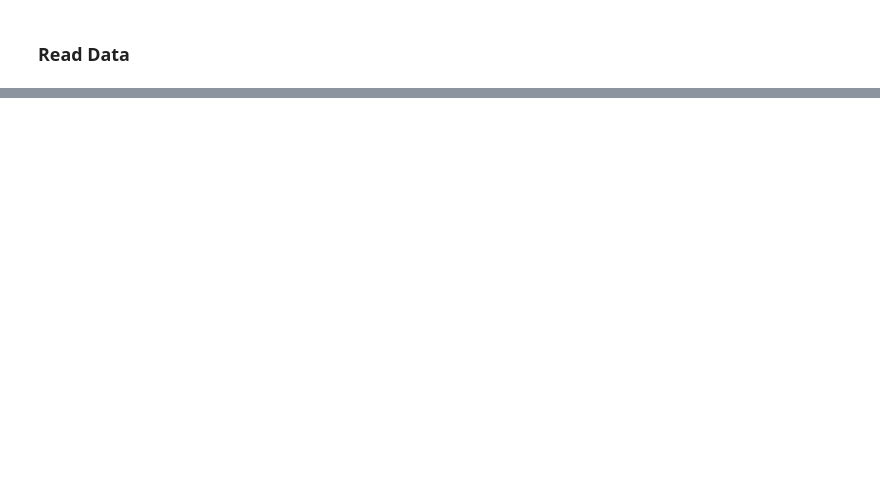
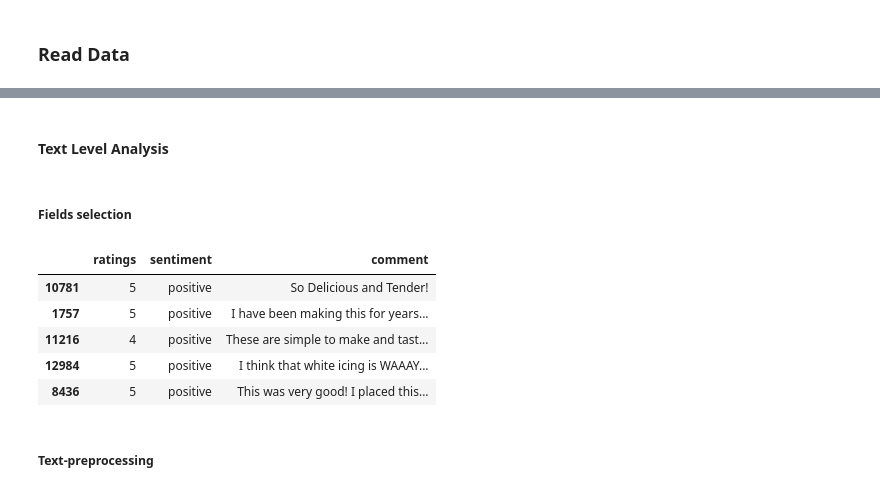
Before and after one commit to baloyi015/cook-book-text-analysis, a Jupyter notebook: cook_book.ipynb, the cells around one changed output, grey strips where cells are left out. Saved outputs shown, nothing was run; the diff lists cells and outputs as text; code cells hidden in the pictures; blank space fills up the shorter version.

```diff
--- a/cook_book.ipynb
+++ b/cook_book.ipynb
@@ -34,7 +22,7 @@ cf.go_offline()
 ### Read Data
 # %%
 
-df = pd.read_csv('.\Cookbook Reviews.csv')
+df = pd.read_csv('cook-book-data\Cookbook Reviews.csv')
 df.head(2)
 # %% [output]
 |  | rec_no | rec_cd | rec_nm | cmt_id | user_id | user_nm | user_reput | timestamp | response_no | upvotes | ... |
@@ -467,0 +208,17 @@ cloud_plot(sorted_neg, 'Words for negative sentiment')
+# %% [markdown]
+#### Text Level Analysis
+# %% [markdown]
+##### Fields selection
+# %%
+pd.set_option('display.max_colwidth', 200)
+model_point= modelpoint[['ratings', 'sentiment','comment']].dropna().copy()
+model_point.head()
+# %% [output]
+|  | ratings | sentiment | comment |
+| 10781 | 5 | positive | So Delicious and Tender! |
+| 1757 | 5 | positive | I have been making this for years... |
+| 11216 | 4 | positive | These are simple to make and tast... |
+| 12984 | 5 | positive | I think that white icing is WAAAY... |
+| 8436 | 5 | positive | This was very good! I placed this... |
+# %% [markdown]
+##### Text-preprocessing
```
Also changed, not shown: parts of 53 cells of this notebook, 3 other files.
